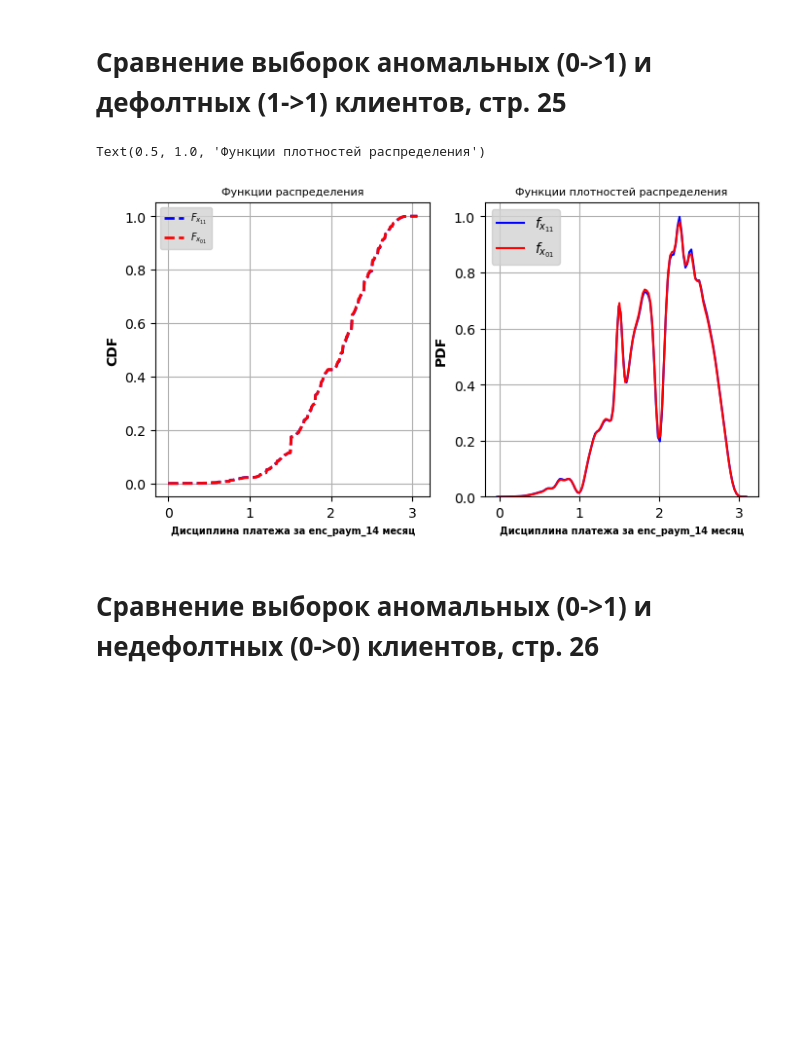
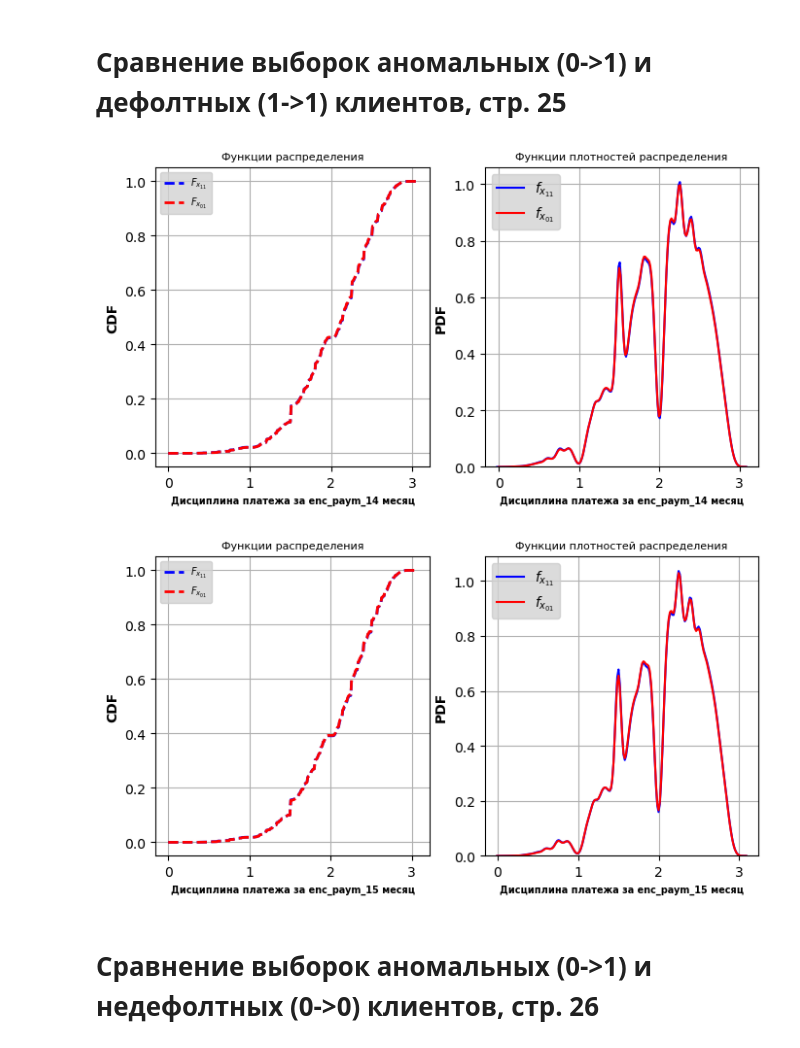
Before and after one commit to AlexanderUhmann/dak_tex, a Jupyter notebook: jupyter/1_dak_general_3_.ipynb, the cells around one changed output. Drawn from its saved outputs; the diff is of its cells as text; code cells hidden in the pictures; blank space fills up the shorter version.

```diff
--- a/jupyter/1_dak_general_3_.ipynb
+++ b/jupyter/1_dak_general_3_.ipynb
@@ -475,9 +484,32 @@ ax2.set_ylabel( 'PDF', fontsize = '10', fontdict = dict(weight='bold') )
 ax2.legend( loc = 'upper left', facecolor = 'lightgrey', fontsize = '10' )
 ax2.grid()
 ax2.set_title('Функции плотностей распределения', fontsize = 8 )
+jpeg(fig, 'enc_paym_14_def', path_ch2_graphics)
 # %% [output]
-Text(0.5, 1.0, 'Функции плотностей распределения')
-[figure, old version]
+[figure, new version]
+# %%
+fig, (ax1,ax2) = plt.subplots( nrows = 1,
+                               ncols = 2,
+                               dpi = 100,
+                               figsize = ( 8, 4 )
+                             )
+ax1.plot( np.arange(0, tm+0.1, step),F11, linestyle='dashed', linewidth=2, color = 'blue', label = '$F_{x_{11}}$' )
+ax1.plot( np.arange(0, tm+0.1, step),F01, linestyle='dashed', linewidth=2, color = 'red',  label = '$F_{x_{01}}$' )
+ax1.set_xlabel( f'Дисциплина платежа за {col} месяц',   fontsize = '7', fontdict=dict(weight='bold') )
+ax1.set_ylabel( 'CDF', fontsize = '10', fontdict=dict(weight='bold') )
+ax1.legend( loc = 'upper left', facecolor = 'lightgrey', fontsize = '7' )
+ax1.grid()
+ax1.set_title('Функции распределения', fontsize = 8 )
+sns.kdeplot(np.array(x11), ax = ax2, color = 'blue', label = '$f_{x_{11}}$') # 1
+sns.kdeplot(np.array(x01), ax = ax2, color = 'red',  label = '$f_{x_{01}}$') # 1(0)
+ax2.set_xlabel( f'Дисциплина платежа за {col} месяц',   fontsize = '7', fontdict=dict(weight='bold') )
+ax2.set_ylabel( 'PDF', fontsize = '10', fontdict = dict(weight='bold') )
+ax2.legend( loc = 'upper left', facecolor = 'lightgrey', fontsize = '10' )
+ax2.grid()
+ax2.set_title('Функции плотностей распределения', fontsize = 8 )
+jpeg(fig, 'enc_paym_15_def', path_ch2_graphics)
+# %% [output]
+[figure, added]
 # %% [markdown]
 # Сравнение выборок аномальных (0->1) и недефолтных (0->0) клиентов, стр. 26
 # %%
```
Also changed, not shown: parts of 49 cells of this notebook.
